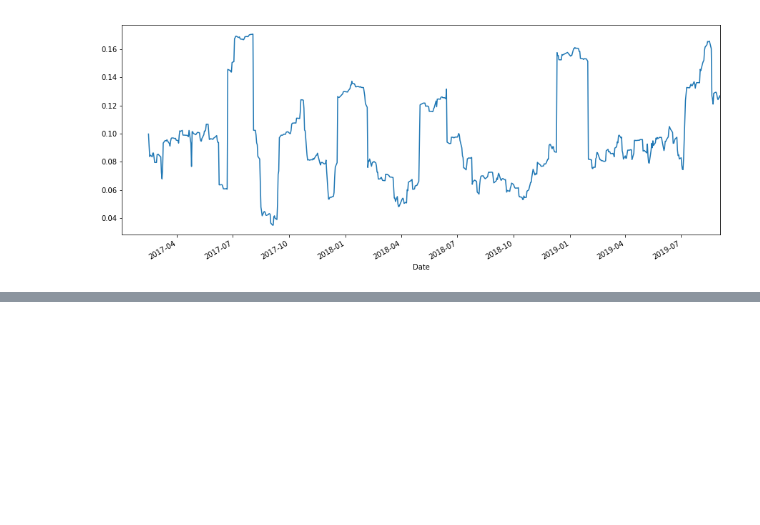
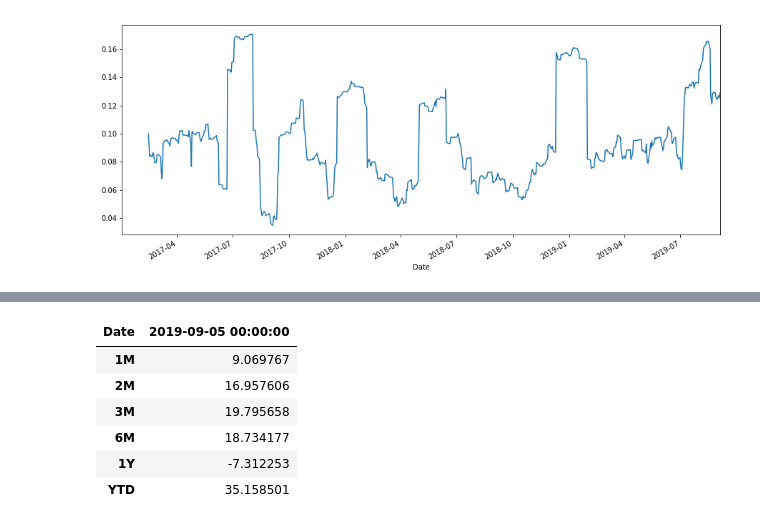
Before and after one commit to JakubPluta/StockMarketTracker, a Jupyter notebook: Pandas_Viz.ipynb, the cells around one changed output, grey strips where cells are left out. Saved outputs shown, nothing was run; the diff lists cells and outputs as text; code cells hidden in the pictures; blank space fills up the shorter version.

```diff
--- a/Pandas_Viz.ipynb
+++ b/Pandas_Viz.ipynb
@@ -247,0 +282,10 @@ vol.plot(figsize=(15, 6))
+# %%
+a.T
+# %% [output]
+| Date | 2019-09-05 00:00:00 |
+| 1M | 9.069767 |
+| 2M | 16.957606 |
+| 3M | 19.795658 |
+| 6M | 18.734177 |
+| 1Y | -7.312253 |
+| YTD | 35.158501 |
```
Also changed, not shown: parts of 14 cells of this notebook, 6 other files.
